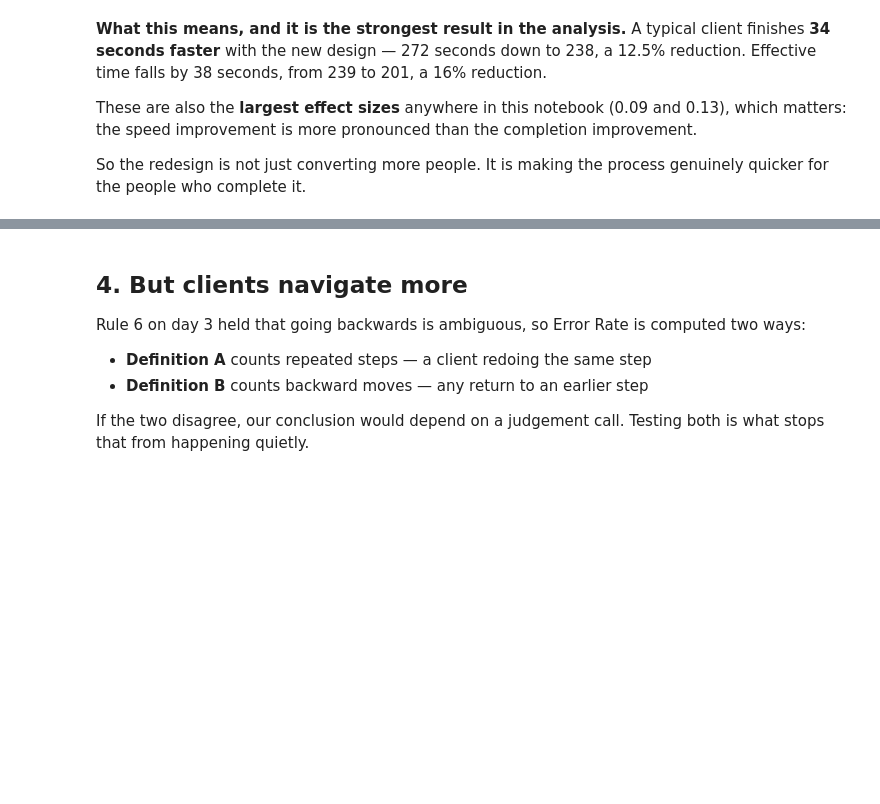
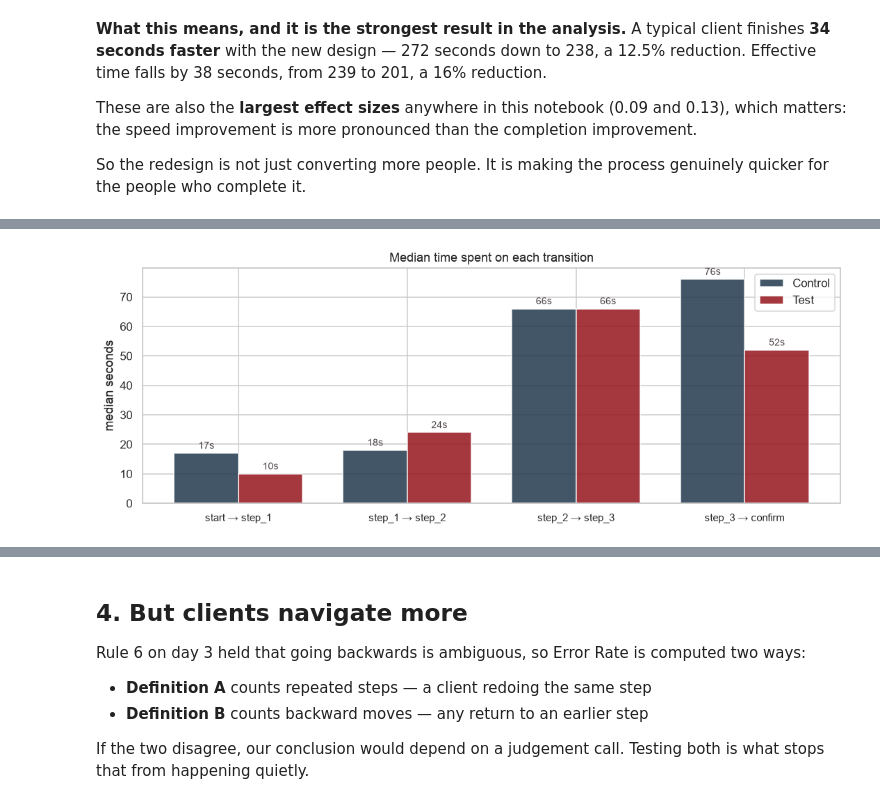
Before and after one commit to aroaxinping/vanguard-ab-test, a Jupyter notebook: notebooks/4.0-aroa-ab-testing.ipynb, the cells around one changed output, grey strips where cells are left out. Drawn from its saved outputs; the diff is of its cells as text; code cells hidden in the pictures; blank space fills up the shorter version.

```diff
--- a/notebooks/4.0-aroa-ab-testing.ipynb
+++ b/notebooks/4.0-aroa-ab-testing.ipynb
@@ -276,0 +283,24 @@ genuinely quicker for the people who complete it.
+# %%
+events = pd.read_parquet(PROCESSED_DIR / "events.parquet").sort_values(
+    ["visit_id", "date_time"]
+)
+
+events["next_step"] = events.groupby("visit_id").process_step.shift(-1)
+events["gap_s"] = (
+    events.groupby("visit_id").date_time.shift(-1) - events.date_time
+).dt.total_seconds()
+
+# Only consecutive forward moves: a step and the one immediately after it
+forward = events[
+    (events.next_step.map(STEP_ORDER) - events.process_step.map(STEP_ORDER)) == 1
+].copy()
+forward["transition"] = forward.process_step + " → " + forward.next_step
+
+order = [f"{a} → {b}" for a, b in zip(FUNNEL[:-1], FUNNEL[1:])]
+
+step_times = forward.pivot_table(
+    index="transition", columns="Variation", values="gap_s", aggfunc="median"
+).reindex(order)
+step_times["difference (s)"] = step_times.Test - step_times.Control
+step_times["observations"] = forward.groupby("transition").size().reindex(order)
+step_times.round(1)
@@ -276,0 +314,23 @@ genuinely quicker for the people who complete it.
+# %%
+fig, ax = plt.subplots(figsize=(10, 3.9))
+
+x = np.arange(len(order))
+width = .38
+
+ax.bar(x - width / 2, step_times.Control, width, color=NAVY, alpha=.85, label="Control")
+ax.bar(x + width / 2, step_times.Test, width, color=MAROON, alpha=.85, label="Test")
+
+for i, (c, t) in enumerate(zip(step_times.Control, step_times.Test)):
+    ax.text(i - width / 2, c + 1.5, f"{c:.0f}s", ha="center", fontsize=9, color="#4A4145")
+    ax.text(i + width / 2, t + 1.5, f"{t:.0f}s", ha="center", fontsize=9, color="#4A4145")
+
+ax.set_xticks(x)
+ax.set_xticklabels(order, fontsize=10)
+ax.set_ylabel("median seconds")
+ax.set_title("Median time spent on each transition", fontsize=12)
+ax.legend()
+
+fig.tight_layout()
+plt.show()
+# %% [output]
+[figure, added]
```
Also changed, not shown: parts of 4 cells of this notebook.
